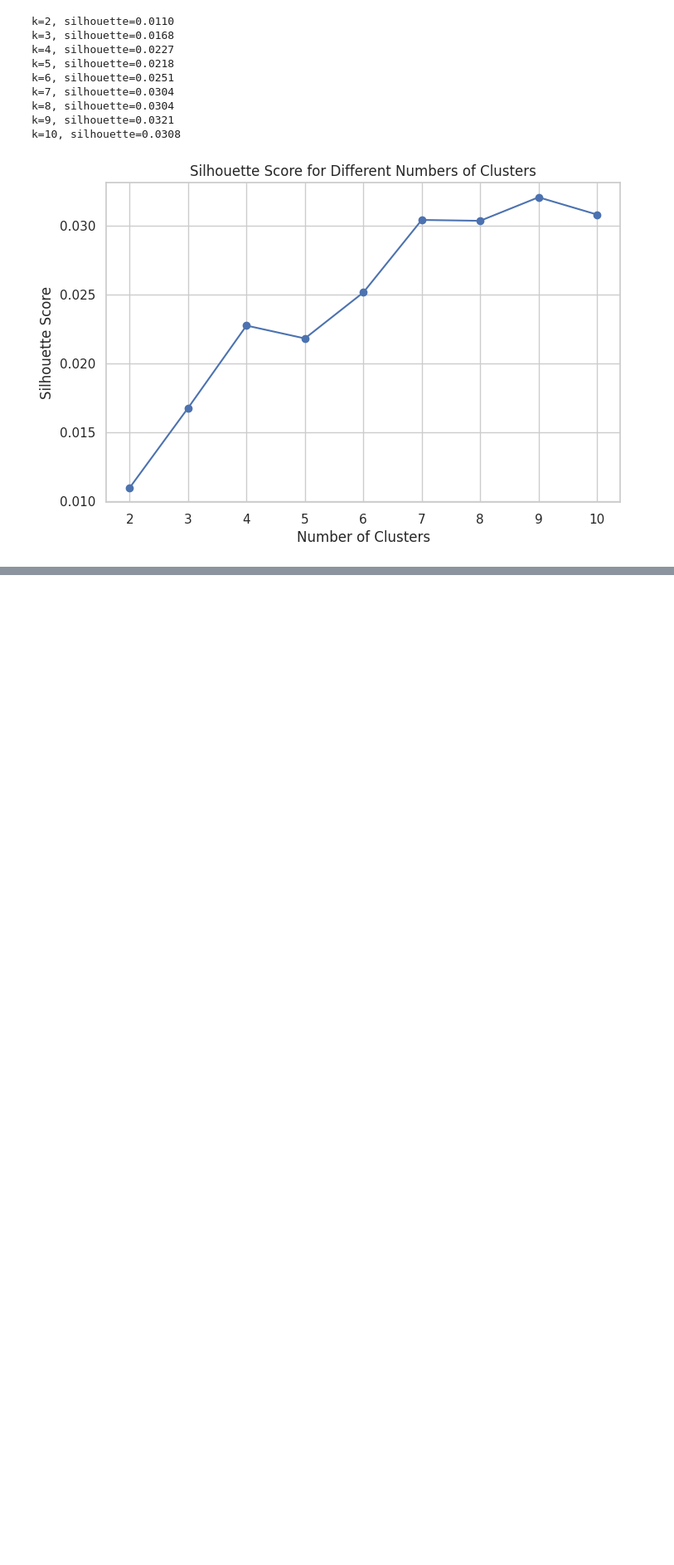
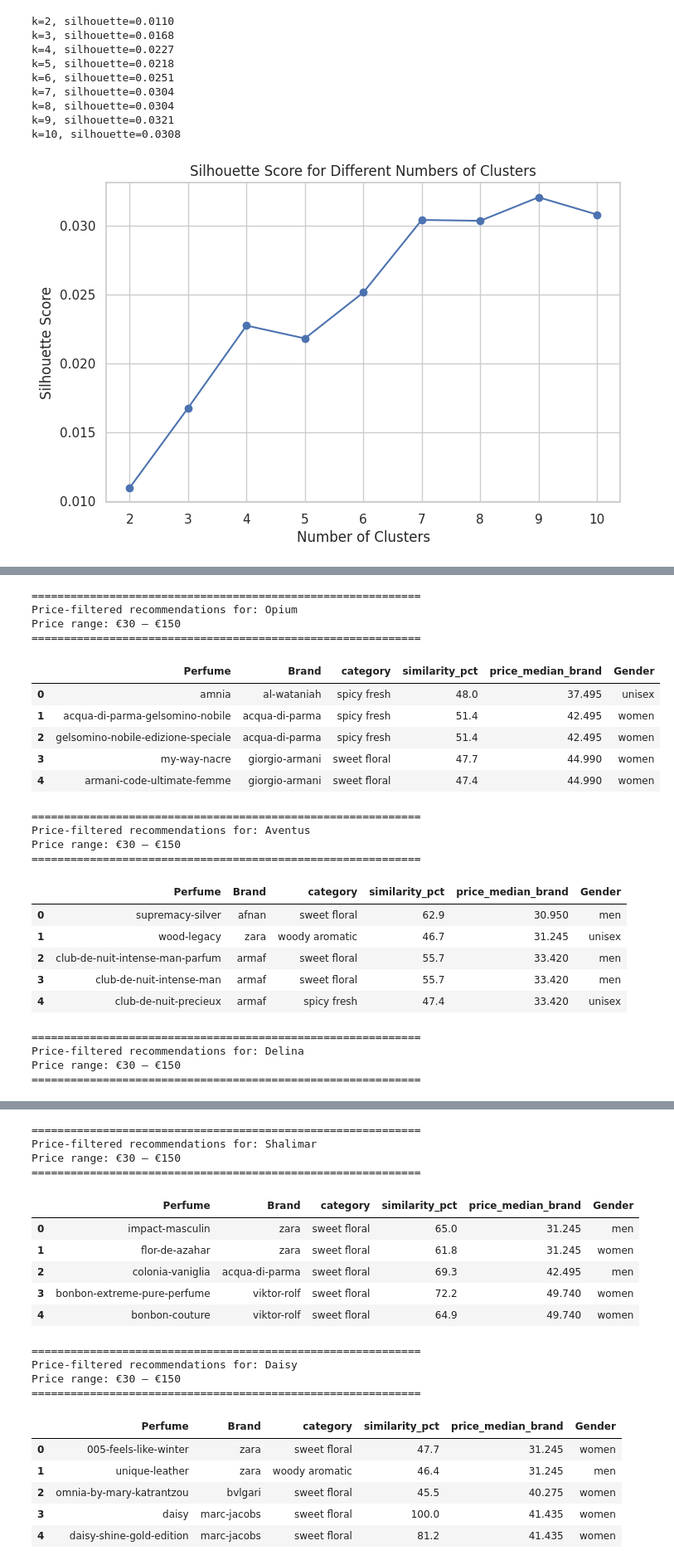
Before and after one commit to Oksana0020/perfumes, a Jupyter notebook: Project3_DataDrivenModel.ipynb, the cells around one changed output, grey strips where cells are left out. Shown at 83% size. Saved outputs shown, nothing was run; the diff lists cells and outputs as text; code cells hidden in the pictures; blank space fills up the shorter version.

```diff
--- a/Project3_DataDrivenModel.ipynb
+++ b/Project3_DataDrivenModel.ipynb
@@ -948,0 +1110,42 @@ The silhouette score quantifies how well-separated the clusters are. A higher sc
+# %%
+P_MIN = 30
+P_MAX = 150
+for pname in test_perfumes:
+    print(f"\n{'='*60}")
+    print(f"Price-filtered recommendations for: {pname}")
+    print(f"Price range: €{P_MIN} – €{P_MAX}")
+    print("="*60)
+    result = recommend_perfumes(
+        pname,
+        top_n=5,
+        price_min=P_MIN,
+        price_max=P_MAX)
+    if not result.empty:
+        display(result)
+    else:
+        print("No results found in this price range")
+# %% [output]
+============================================================
+Price-filtered recommendations for: Opium
+Price range: €30 – €150
+============================================================
+|  | Perfume | Brand | category | similarity_pct | price_median_brand | Gender |
+| 0 | amnia | al-wataniah | spicy fresh | 48.0 | 37.495 | unisex |
+| 1 | acqua-di-parma-gelsomino-nobile | acqua-di-parma | spicy fresh | 51.4 | 42.495 | women |
+| 2 | gelsomino-nobile-edizione-speciale | acqua-di-parma | spicy fresh | 51.4 | 42.495 | women |
+| 3 | my-way-nacre | giorgio-armani | sweet floral | 47.7 | 44.990 | women |
+| 4 | armani-code-ultimate-femme | giorgio-armani | sweet floral | 47.4 | 44.990 | women |
+============================================================
+Price-filtered recommendations for: Aventus
+Price range: €30 – €150
+============================================================
+|  | Perfume | Brand | category | similarity_pct | price_median_brand | Gender |
+| 0 | supremacy-silver | afnan | sweet floral | 62.9 | 30.950 | men |
+| 1 | wood-legacy | zara | woody aromatic | 46.7 | 31.245 | unisex |
+| 2 | club-de-nuit-intense-man-parfum | armaf | sweet floral | 55.7 | 33.420 | men |
+| 3 | club-de-nuit-intense-man | armaf | sweet floral | 55.7 | 33.420 | men |
+| 4 | club-de-nuit-precieux | armaf | spicy fresh | 47.4 | 33.420 | unisex |
+============================================================
+Price-filtered recommendations for: Delina
+Price range: €30 – €150
+============================================================
@@ -948,0 +1158,20 @@ The silhouette score quantifies how well-separated the clusters are. A higher sc
+============================================================
+Price-filtered recommendations for: Shalimar
+Price range: €30 – €150
+============================================================
+|  | Perfume | Brand | category | similarity_pct | price_median_brand | Gender |
+| 0 | impact-masculin | zara | sweet floral | 65.0 | 31.245 | men |
+| 1 | flor-de-azahar | zara | sweet floral | 61.8 | 31.245 | women |
+| 2 | colonia-vaniglia | acqua-di-parma | sweet floral | 69.3 | 42.495 | men |
+| 3 | bonbon-extreme-pure-perfume | viktor-rolf | sweet floral | 72.2 | 49.740 | women |
+| 4 | bonbon-couture | viktor-rolf | sweet floral | 64.9 | 49.740 | women |
+============================================================
+Price-filtered recommendations for: Daisy
+Price range: €30 – €150
+============================================================
+|  | Perfume | Brand | category | similarity_pct | price_median_brand | Gender |
+| 0 | 005-feels-like-winter | zara | sweet floral | 47.7 | 31.245 | women |
+| 1 | unique-leather | zara | woody aromatic | 46.4 | 31.245 | men |
+| 2 | omnia-by-mary-katrantzou | bvlgari | sweet floral | 45.5 | 40.275 | women |
+| 3 | daisy | marc-jacobs | sweet floral | 100.0 | 41.435 | women |
+| 4 | daisy-shine-gold-edition | marc-jacobs | sweet floral | 81.2 | 41.435 | women |
```
Also changed, not shown: parts of 30 cells of this notebook.
